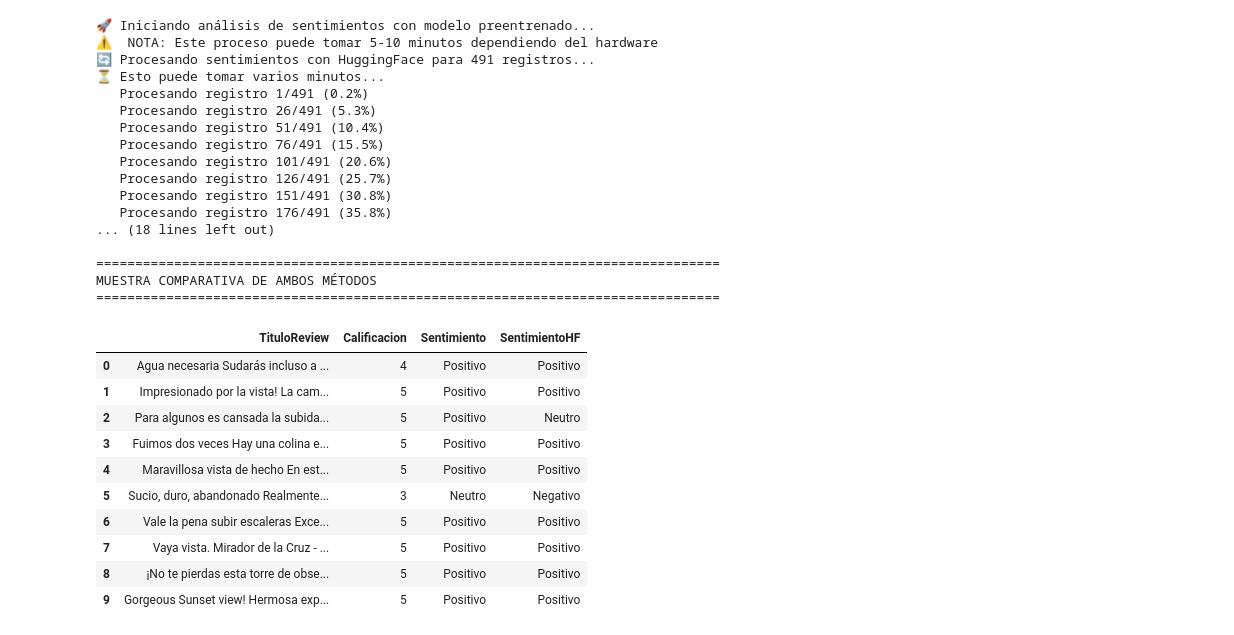
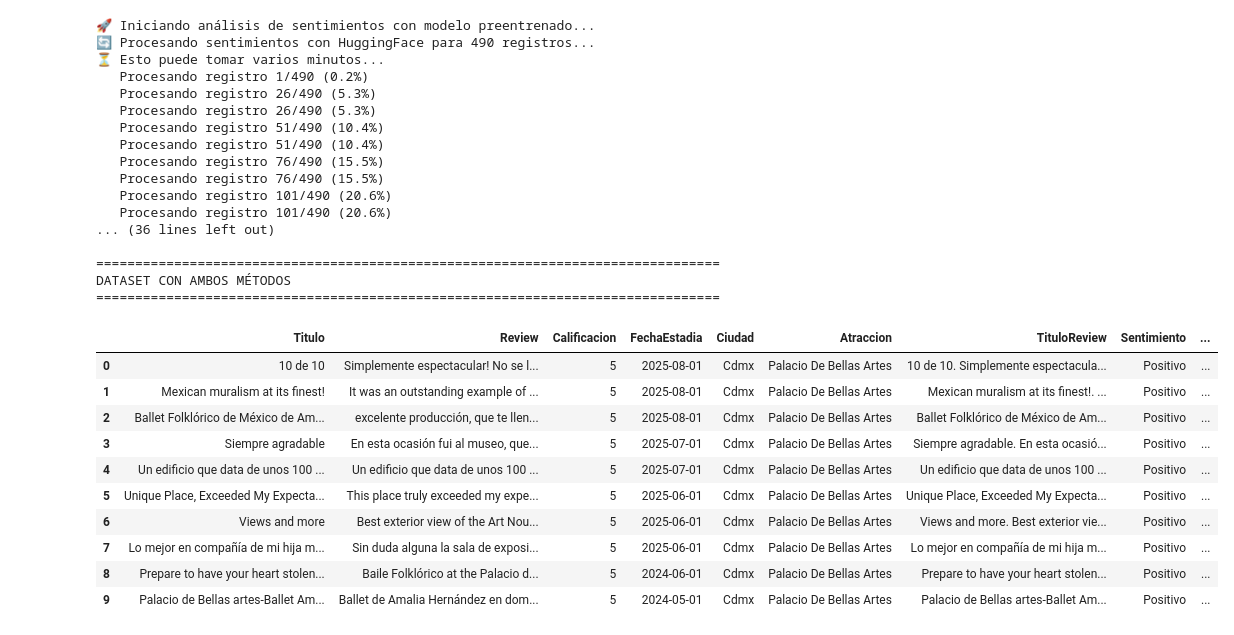
Before and after one commit to VictorWKey/AI-Tourism-Opinion-Analyzer, a Jupyter notebook: notebooks/02-analisis-de-sentimientos.ipynb, the cells around one changed output. Drawn from its saved outputs; the diff is of its cells as text; code cells hidden in the pictures.

```diff
--- a/notebooks/02-analisis-de-sentimientos.ipynb
+++ b/notebooks/02-analisis-de-sentimientos.ipynb
@@ -269,48 +351,39 @@ Device set to use cuda:0
 # %%
-# Aplicar análisis de sentimientos con HuggingFace al dataset completo
 print("🚀 Iniciando análisis de sentimientos con modelo preentrenado...")
-print("⚠️  NOTA: Este proceso puede tomar 5-10 minutos dependiendo del hardware")
 
-# Procesar el dataset completo
 df_con_hf = analizador_hf.procesar_dataset_completo(df, 'TituloReview')
 
-print(f"\n✅ Análisis con HuggingFace completado")
-print(f"📊 Dataset ahora contiene {len(df_con_hf.columns)} columnas:")
-print(f"   • Sentimiento (por calificación)")
-print(f"   • SentimientoHF (por modelo preentrenado)")
-
-# Mostrar una muestra comparativa
 print("\n" + "="*80)
-print("MUESTRA COMPARATIVA DE AMBOS MÉTODOS")
+print("DATASET CON AMBOS MÉTODOS")
 print("="*80)
-display(df_con_hf[['TituloReview', 'Calificacion', 'Sentimiento', 'SentimientoHF']].head(10))
+df_con_hf.head(10)
 # %% [output]
 🚀 Iniciando análisis de sentimientos con modelo preentrenado...
-⚠️  NOTA: Este proceso puede tomar 5-10 minutos dependiendo del hardware
-🔄 Procesando sentimientos con HuggingFace para 491 registros...
+🔄 Procesando sentimientos con HuggingFace para 490 registros...
 ⏳ Esto puede tomar varios minutos...
-   Procesando registro 1/491 (0.2%)
-   Procesando registro 26/491 (5.3%)
-   Procesando registro 51/491 (10.4%)
-   Procesando registro 76/491 (15.5%)
-   Procesando registro 101/491 (20.6%)
-   Procesando registro 126/491 (25.7%)
-   Procesando registro 151/491 (30.8%)
-   Procesando registro 176/491 (35.8%)
-... (18 lines left out)
+   Procesando registro 1/490 (0.2%)
+   Procesando registro 26/490 (5.3%)
+   Procesando registro 26/490 (5.3%)
+   Procesando registro 51/490 (10.4%)
+   Procesando registro 51/490 (10.4%)
+   Procesando registro 76/490 (15.5%)
+   Procesando registro 76/490 (15.5%)
+   Procesando registro 101/490 (20.6%)
+   Procesando registro 101/490 (20.6%)
+... (36 lines left out)
 
 ================================================================================
-MUESTRA COMPARATIVA DE AMBOS MÉTODOS
+DATASET CON AMBOS MÉTODOS
 ================================================================================
-|  | TituloReview | Calificacion | Sentimiento | SentimientoHF |
-| 0 | Agua necesaria Sudarás incluso a ... | 4 | Positivo | Positivo |
-| 1 | Impresionado por la vista! La cam... | 5 | Positivo | Positivo |
-| 2 | Para algunos es cansada la subida... | 5 | Positivo | Neutro |
-| 3 | Fuimos dos veces Hay una colina e... | 5 | Positivo | Positivo |
-| 4 | Maravillosa vista de hecho En est... | 5 | Positivo | Positivo |
-| 5 | Sucio, duro, abandonado Realmente... | 3 | Neutro | Negativo |
-| 6 | Vale la pena subir escaleras Exce... | 5 | Positivo | Positivo |
-| 7 | Vaya vista. Mirador de la Cruz - ... | 5 | Positivo | Positivo |
-| 8 | ¡No te pierdas esta torre de obse... | 5 | Positivo | Positivo |
-| 9 | Gorgeous Sunset view! Hermosa exp... | 5 | Positivo | Positivo |
+|  | Titulo | Review | Calificacion | FechaEstadia | Ciudad | Atraccion | TituloReview | Sentimiento | ... |
+| 0 | 10 de 10 | Simplemente espectacular! No se l... | 5 | 2025-08-01 | Cdmx | Palacio De Bellas Artes | 10 de 10. Simplemente espectacula... | Positivo | ... |
+| 1 | Mexican muralism at its finest! | It was an outstanding example of ... | 5 | 2025-08-01 | Cdmx | Palacio De Bellas Artes | Mexican muralism at its finest!. ... | Positivo | ... |
+| 2 | Ballet Folklórico de México de Am... | excelente producción, que te llen... | 5 | 2025-08-01 | Cdmx | Palacio De Bellas Artes | Ballet Folklórico de México de Am... | Positivo | ... |
+| 3 | Siempre agradable | En esta ocasión fui al museo, que... | 5 | 2025-07-01 | Cdmx | Palacio De Bellas Artes | Siempre agradable. En esta ocasió... | Positivo | ... |
+| 4 | Un edificio que data de unos 100 ... | Un edificio que data de unos 100 ... | 5 | 2025-07-01 | Cdmx | Palacio De Bellas Artes | Un edificio que data de unos 100 ... | Positivo | ... |
+| 5 | Unique Place, Exceeded My Expecta... | This place truly exceeded my expe... | 5 | 2025-06-01 | Cdmx | Palacio De Bellas Artes | Unique Place, Exceeded My Expecta... | Positivo | ... |
+| 6 | Views and more | Best exterior view of the Art Nou... | 5 | 2025-06-01 | Cdmx | Palacio De Bellas Artes | Views and more. Best exterior vie... | Positivo | ... |
+| 7 | Lo mejor en compañía de mi hija m... | Sin duda alguna la sala de exposi... | 5 | 2025-06-01 | Cdmx | Palacio De Bellas Artes | Lo mejor en compañía de mi hija m... | Positivo | ... |
+| 8 | Prepare to have your heart stolen... | Baile Folklórico at the Palacio d... | 5 | 2024-06-01 | Cdmx | Palacio De Bellas Artes | Prepare to have your heart stolen... | Positivo | ... |
+| 9 | Palacio de Bellas artes-Ballet Am... | Ballet de Amalia Hernández en dom... | 5 | 2024-05-01 | Cdmx | Palacio De Bellas Artes | Palacio de Bellas artes-Ballet Am... | Positivo | ... |
 # %%
```
Also changed, not shown: parts of 37 cells of this notebook, 4 other files.
